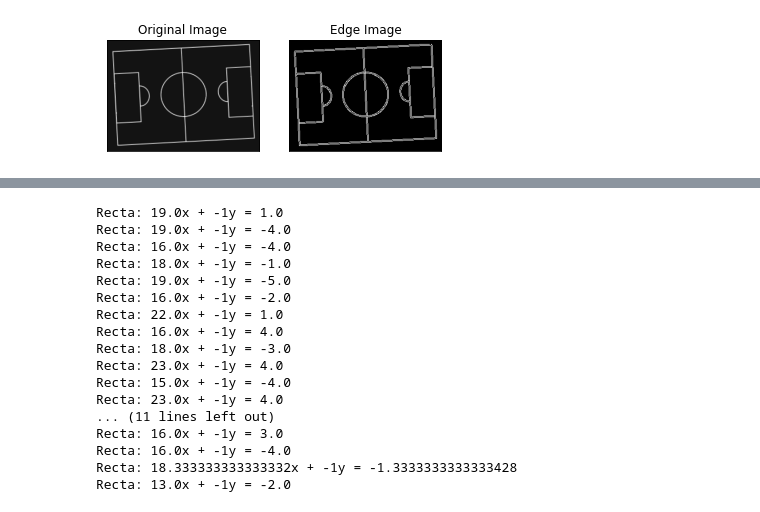
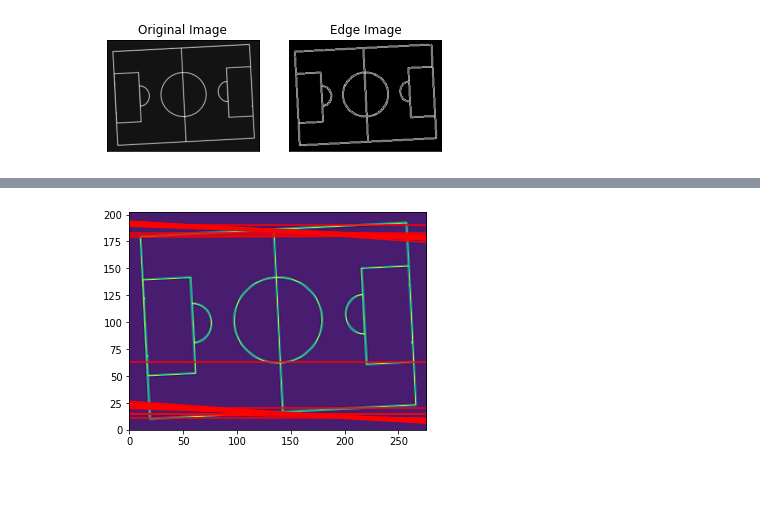
Before and after one commit to jmartinezmattos/computerVision, a Jupyter notebook: ejercicio1/ejercicio1.ipynb, the cells around one changed output, grey strips where cells are left out. Saved outputs shown, nothing was run; the diff lists cells and outputs as text; code cells hidden in the pictures; blank space fills up the shorter version.

```diff
--- a/ejercicio1/ejercicio1.ipynb
+++ b/ejercicio1/ejercicio1.ipynb
@@ -140,12 +130,15 @@ def ransac(edges_points, iterations, inliners_needed, tolerancia):
     rectas = []
 
     for x in range(0, iterations):
-        a = edges_points[random.randint(0, len(edges))]
-        b = edges_points[random.randint(0, len(edges))]
 
-        recta = calcular_recta(a,b)
-        inliners = total_inliners(recta, tolerancia, edges)
+        a = edges_points[random.randint(0, len(edges_points) -1)]
+        b = edges_points[random.randint(0, len(edges_points) -1)]
 
-        if(inliners >= inliners_needed): rectas.append(recta)
+        #print(a,b)
+        if(a[0] != b[0]):
+            r = calcular_recta(a,b)
+            inliners = total_inliners(r, tolerancia, edges_points)
+
+            if(inliners >= inliners_needed): rectas.append(r)
 
     return rectas
@@ -156,23 +145,9 @@ print(len(coordenadas_bordes), len(coordenadas_bordes[0]))
 # %%
-x = ransac(coordenadas_bordes, 10000, 50, 5)
+result = ransac(coordenadas_bordes, 1000, 30, 0.15)
 
-for r in x:
-    print(f"Recta: {r[0]}x + {r[1]}y = {-r[2]}")
+#for r in x:
+#    print(f'y = {recta[0]}x + {recta[1]}')
+
+draw_lines(img,result)
 # %% [output]
-Recta: 19.0x + -1y = 1.0
-Recta: 19.0x + -1y = -4.0
-Recta: 16.0x + -1y = -4.0
-Recta: 18.0x + -1y = -1.0
-Recta: 19.0x + -1y = -5.0
-Recta: 16.0x + -1y = -2.0
-Recta: 22.0x + -1y = 1.0
-Recta: 16.0x + -1y = 4.0
-Recta: 18.0x + -1y = -3.0
-Recta: 23.0x + -1y = 4.0
-Recta: 15.0x + -1y = -4.0
-Recta: 23.0x + -1y = 4.0
-... (11 lines left out)
-Recta: 16.0x + -1y = 3.0
-Recta: 16.0x + -1y = -4.0
-Recta: 18.333333333333332x + -1y = -1.3333333333333428
-Recta: 13.0x + -1y = -2.0
+[figure, added]
```
Also changed, not shown: parts of 13 cells of this notebook, 2 other files.
